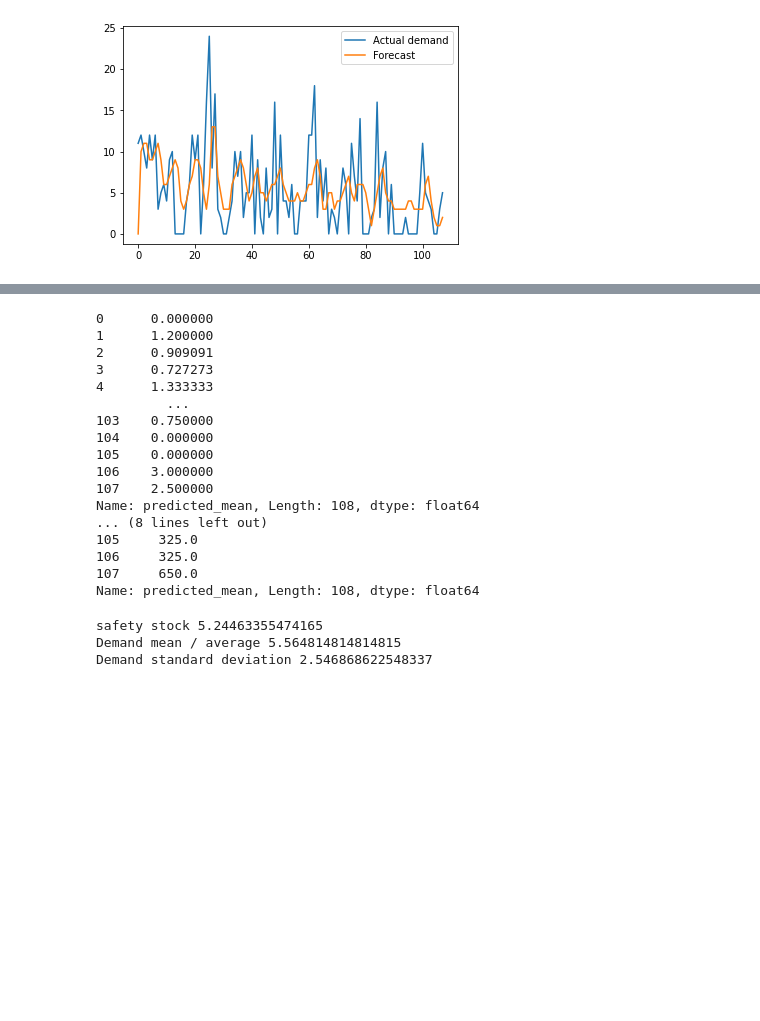
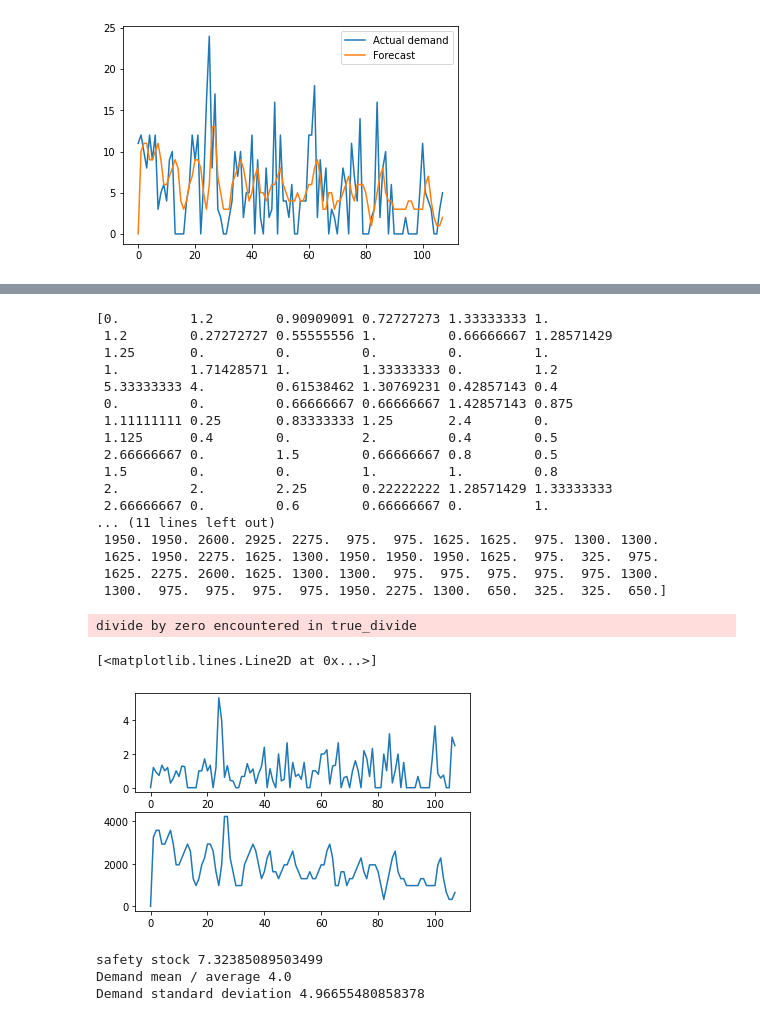
Before and after one commit to trueaddict/ties5830, a Jupyter notebook: project/project.ipynb, the cells around one changed output, grey strips where cells are left out. Drawn from its saved outputs; the diff is of its cells as text; code cells hidden in the pictures; blank space fills up the shorter version.

```diff
--- a/project/project.ipynb
+++ b/project/project.ipynb
@@ -75,8 +75,18 @@ plt.show()
 # %% [output]
 [figure]
 # %%
-x1 = np.array(df['Demand (pcs)'])  # Demand
+# x1 = np.array(df['Demand (pcs)'])  # Demand
 x2 = np.array(df['months'])        # Months / timeline
 x3 = np.array(df['Demand (pcs)'])  # Orders
 
 x = pd.array([forecast, x2, x3])
+
+x = []
+for i in range(len(x2)):
+    x.append([forecast[i], x2[i], x3[i]])
+
+x = np.asarray(x)
+
+print(x.shape)
+print(x[:, 0])
+print(x[:, 2])
@@ -83,51 +116,62 @@ x = pd.array([forecast, x2, x3])
 # %%
 # Objectives
 """
 f1 -> Availability / No stock out -> service level / fill rate
     Maximize
     Total Number of Customer Orders Shipped / Number of Customer Orders Filled
 
 f2 -> Holding cost
     Minimize
 
     Q = Optimal order quantity
     H = Holding cost per unit => Fixed 10% of unit price
     Q/2 x H
 f3 -> Inventory turnover rate # Not part of this project
 """
+from desdeo_problem import ScalarObjective
 
+def obj_1(x):
+    ret = x[:, 2] / x[:, 0]
+    ret[ret == np.inf] = 0
+    return ret
 
-def f1(x):
-    return x[2] / x[0]
+def obj_2(x):
+    return (x[:, 0] / 2) * 6500*0.1
 
-def f2(x):
-    return (x[0] / 2) * 6500*0.1
+f1 = ScalarObjective('y1', obj_1, maximize=True)
+f2 = ScalarObjective('y2', obj_2, maximize=True)
 
-f_1 = f1(x)
-f_2 = f2(x)
-
-f_1[f_1 == np.inf] = 0
+f_1 = obj_1(x)
+f_2 = obj_2(x)
 
 print(f_1)
 print(f_2)
+
+fig, (ax1, ax2) = plt.subplots(2)
+ax1.plot(f_1)
+
+ax2.plot(f_2)
 # %% [output]
-0      0.000000
-1      1.200000
-2      0.909091
-3      0.727273
-4      1.333333
-         ...
-103    0.750000
-104    0.000000
-105    0.000000
-106    3.000000
-107    2.500000
-Name: predicted_mean, Length: 108, dtype: float64
-... (8 lines left out)
-105     325.0
-106     325.0
-107     650.0
-Name: predicted_mean, Length: 108, dtype: float64
+[0.         1.2        0.90909091 0.72727273 1.33333333 1.
+ 1.2        0.27272727 0.55555556 1.         0.66666667 1.28571429
+ 1.25       0.         0.         0.         0.         1.
+ 1.         1.71428571 1.         1.33333333 0.         1.2
+ 5.33333333 4.         0.61538462 1.30769231 0.42857143 0.4
+ 0.         0.         0.66666667 0.66666667 1.42857143 0.875
+ 1.11111111 0.25       0.83333333 1.25       2.4        0.
+ 1.125      0.4        0.         2.         0.4        0.5
+ 2.66666667 0.         1.5        0.66666667 0.8        0.5
+ 1.5        0.         0.         1.         1.         0.8
+ 2.         2.         2.25       0.22222222 1.28571429 1.33333333
+ 2.66666667 0.         0.6        0.66666667 0.         1.
+... (11 lines left out)
+ 1950. 1950. 2600. 2925. 2275.  975.  975. 1625. 1625.  975. 1300. 1300.
+ 1625. 1950. 2275. 1625. 1300. 1950. 1950. 1950. 1625.  975.  325.  975.
+ 1625. 2275. 2600. 1625. 1300. 1300.  975.  975.  975.  975.  975. 1300.
+ 1300.  975.  975.  975.  975. 1950. 2275. 1300.  650.  325.  325.  650.]
+divide by zero encountered in true_divide
+[<matplotlib.lines.Line2D at 0x...>]
+[figure, added]
 # %%
 # Constraits
 """
@@ -167,9 +211,9 @@ print('safety stock', SS)
 print('Demand mean / average', R)
 print('Demand standard deviation', std_R)
 # %% [output]
-safety stock 5.24463355474165
-Demand mean / average 5.564814814814815
-Demand standard deviation 2.546868622548337
+safety stock 7.32385089503499
+Demand mean / average 4.0
+Demand standard deviation 4.96655480858378
 # %%
 # Surrogate
 from desdeo_problem import VectorDataObjective as VDO
```
Also changed, not shown: parts of 8 cells of this notebook.
